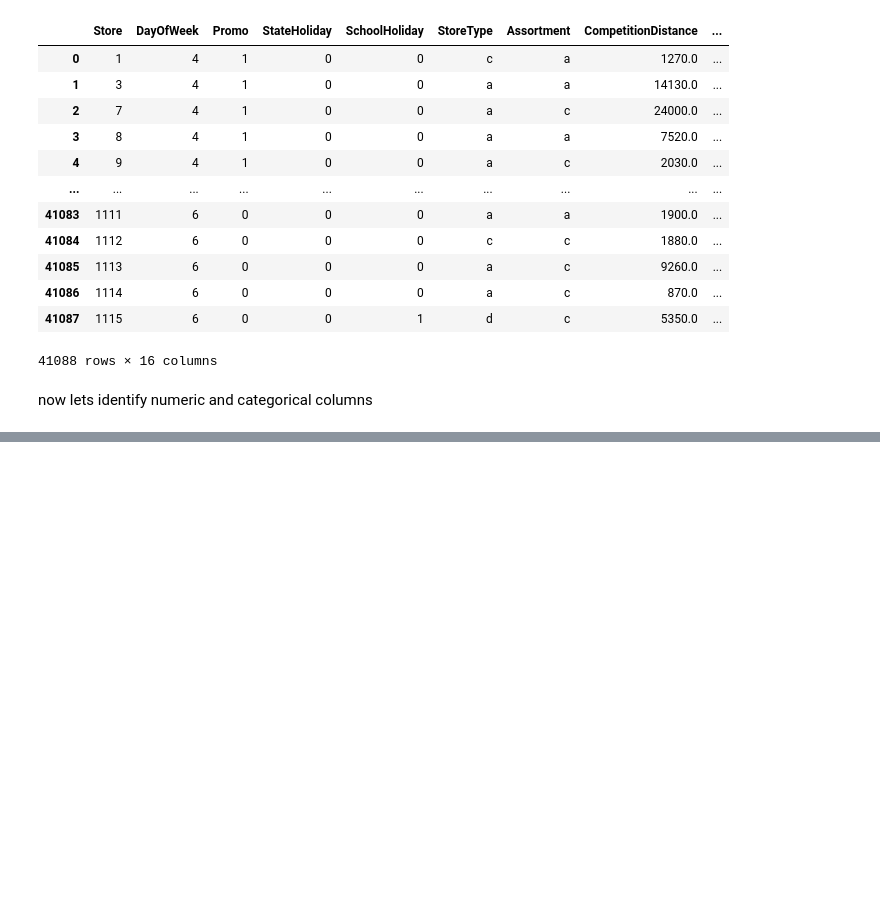
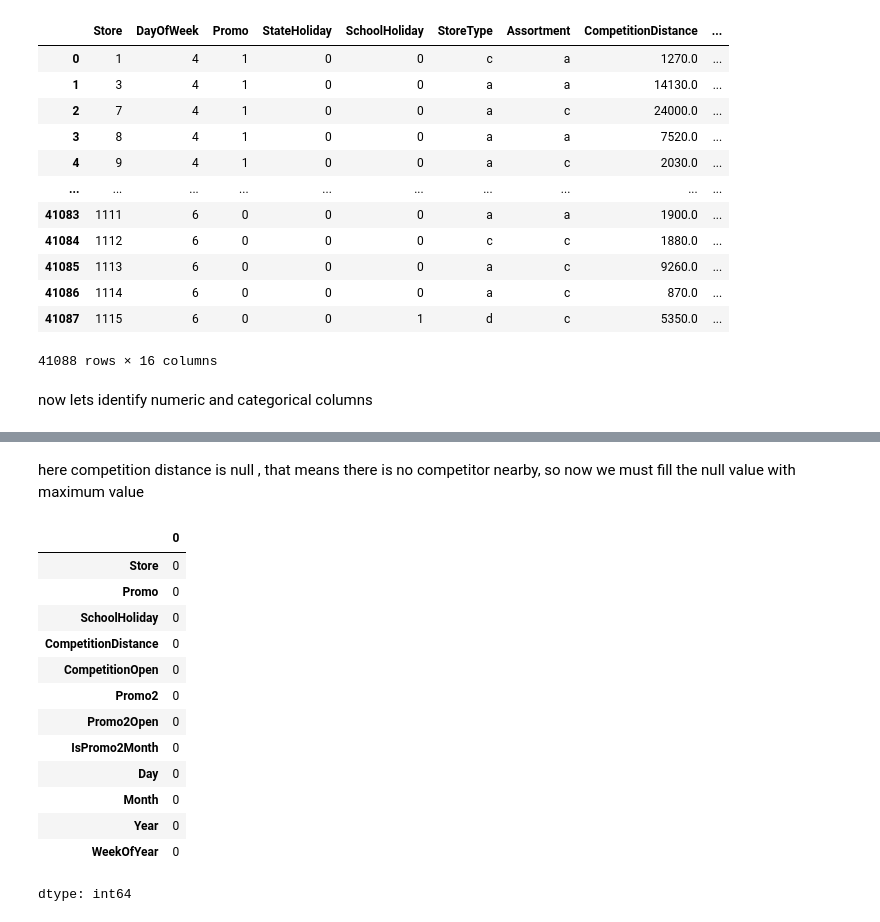
Before and after one commit to 404saugat404/sklearn, a Jupyter notebook: Gradient Boosting Machines (GBMs) with XGBoost/gbm_xboost.ipynb, the cells around one changed output, grey strips where cells are left out. Drawn from its saved outputs; the diff is of its cells as text; code cells hidden in the pictures; blank space fills up the shorter version.

```diff
--- a/Gradient Boosting Machines (GBMs) with XGBoost/gbm_xboost.ipynb
+++ b/Gradient Boosting Machines (GBMs) with XGBoost/gbm_xboost.ipynb
@@ -322,0 +344,19 @@ now lets identify numeric and categorical columns
+# %% [markdown]
+here competition distance is null , that means there is no competitor nearby, so now we must fill the null value with maximum value
+# %%
+test_inputs[numeric_cols].isna().sum()
+# %% [output]
+|  | 0 |
+| Store | 0 |
+| Promo | 0 |
+| SchoolHoliday | 0 |
+| CompetitionDistance | 0 |
+| CompetitionOpen | 0 |
+| Promo2 | 0 |
+| Promo2Open | 0 |
+| IsPromo2Month | 0 |
+| Day | 0 |
+| Month | 0 |
+| Year | 0 |
+| WeekOfYear | 0 |
+dtype: int64
```
Also changed, not shown: parts of 22 cells of this notebook.
